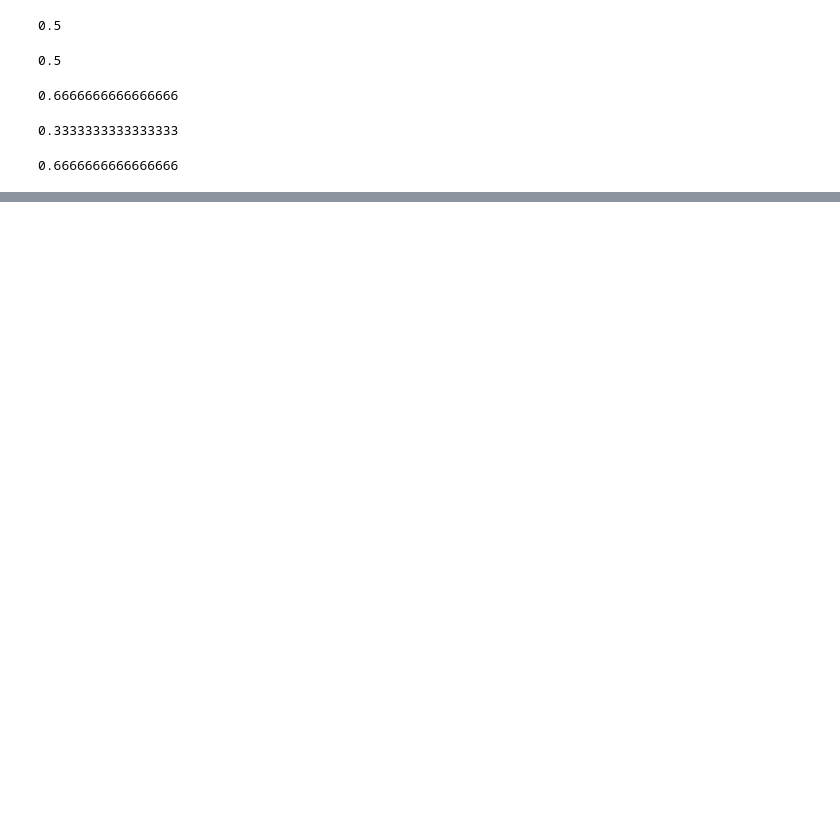
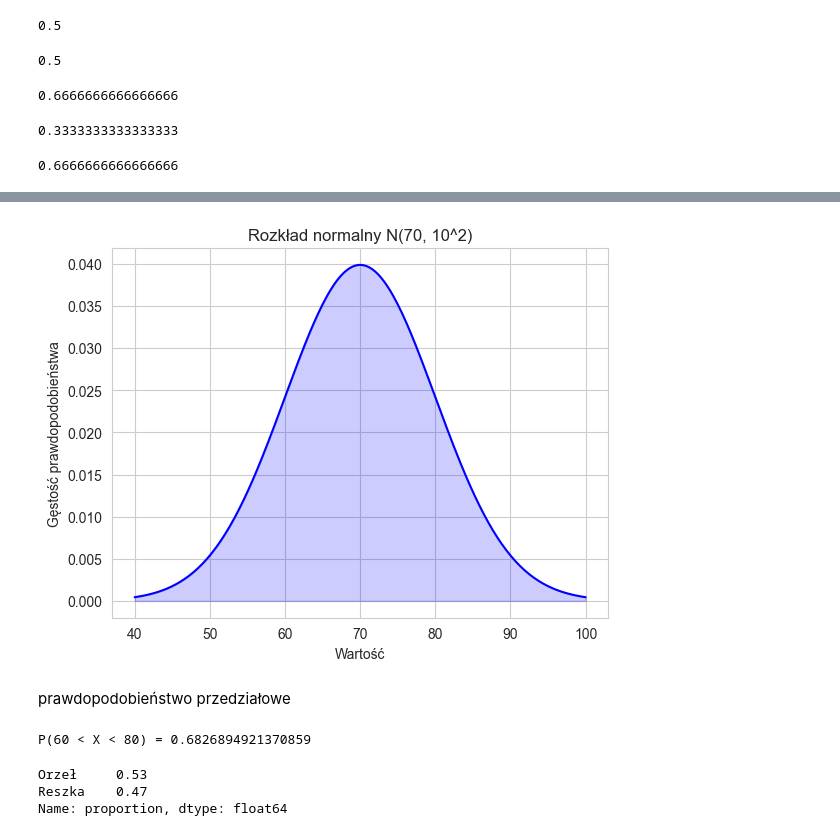
Before and after one commit to rajkonkret/PythonProjectAnaliza-20-10-2025, a Jupyter notebook: cwiczenie8.ipynb, the cells around one changed output, grey strips where cells are left out. Drawn from its saved outputs; the diff is of its cells as text; code cells hidden in the pictures; blank space fills up the shorter version.

```diff
--- a/cwiczenie8.ipynb
+++ b/cwiczenie8.ipynb
@@ -34,0 +51,14 @@ print(P_A_given_B)
+# %%
+x = np.linspace(40, 100, 200)
+y = norm.pdf(x, loc=70, scale=10)
+# %%
+plt.plot(x, y, c="blue")
+plt.fill_between(x, y, alpha=0.2, color="blue")
+plt.title("Rozkład normalny N(70, 10^2)")
+plt.xlabel("Wartość")
+plt.ylabel("Gęstość prawdopodobieństwa")
+plt.show()
+# %% [output]
+[figure, added]
+# %% [markdown]
+prawdopodobieństwo przedziałowe
@@ -34,0 +67,5 @@ print(P_A_given_B)
+# %%
+p_60_80 = norm.cdf(80, loc=70, scale=10) - norm.cdf(60, loc=70, scale=10)
+print(f"P(60 < X < 80) = {p_60_80} ")
+# %% [output]
+P(60 < X < 80) = 0.6826894921370859
@@ -34,0 +76,6 @@ print(P_A_given_B)
+# %%
+df
+# %% [output]
+Orzeł     0.53
+Reszka    0.47
+Name: proportion, dtype: float64
```
Also changed, not shown: parts of 4 cells of this notebook.
